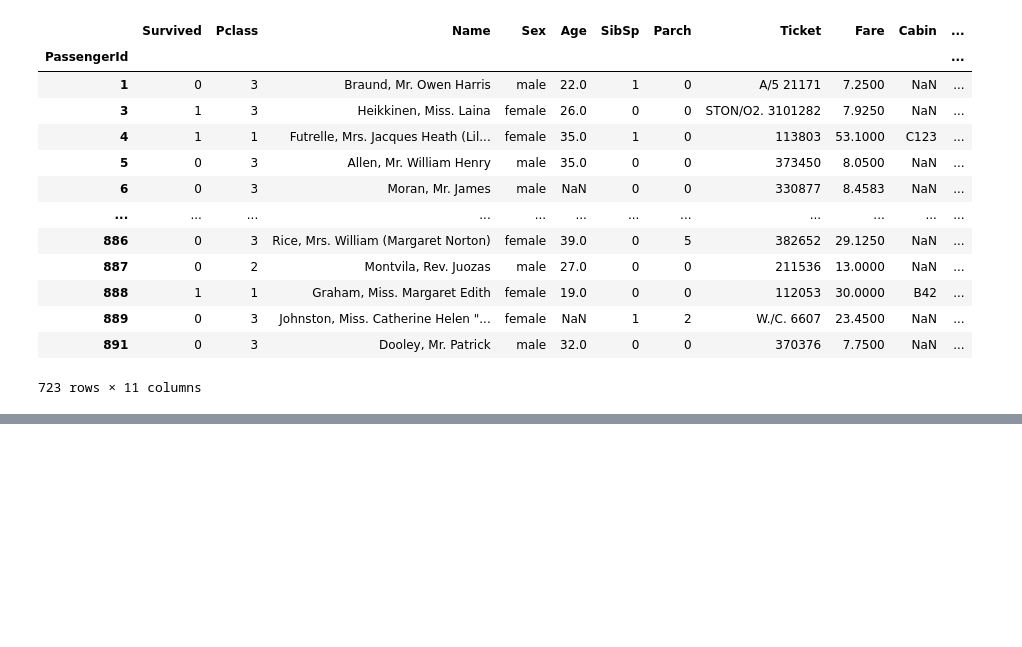
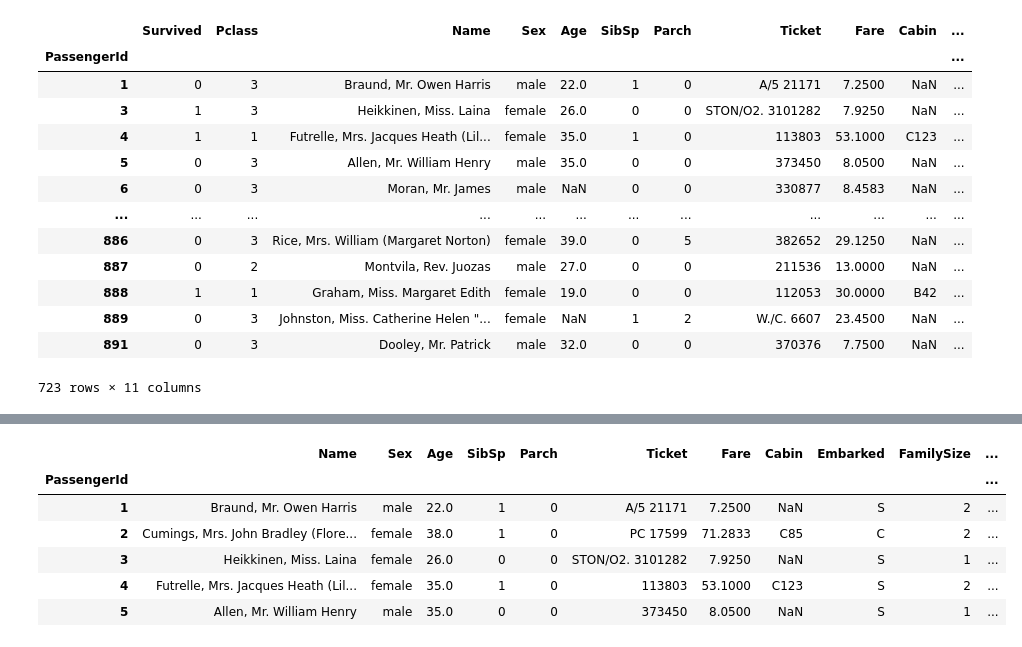
Before and after one commit to leesaereum/Python, a Jupyter notebook: 3. DataAnalysis/Note/06. Data 분석.ipynb, the cells around one changed output, grey strips where cells are left out. Saved outputs shown, nothing was run; the diff lists cells and outputs as text; code cells hidden in the pictures; blank space fills up the shorter version.

```diff
--- a/3. DataAnalysis/Note/06. Data 분석.ipynb
+++ b/3. DataAnalysis/Note/06. Data 분석.ipynb
@@ -108,0 +192,5 @@ train[train['Embarked'] != 'C']
+# %%
+# FamilySize라는 컬럼을 생성 : SibSp + Parch + 1
+tr = train
+tr['FamilySize']=tr.SibSp+tr.Parch+1
+tr.head()
@@ -108,0 +205,4 @@ train[train['Embarked'] != 'C']
+# %%
+tr['Nationality_AT'] = (tr.Embarked=='C')
+tr['Nationality_UK'] = (tr.Embarked=='Q') | (tr.Embarked=='S')
+tr.iloc[:,[10,12,13]].head()
@@ -108,0 +217,12 @@ train[train['Embarked'] != 'C']
+# %%
+tr.loc[tr['Nationality_AT'] == True,'Nationality'] = 'Austria'
+tr.loc[tr['Nationality_UK'] == True,'Nationality'] = 'England'
+tr.iloc[:,2:].head()
+# %% [output]
+|  | Name | Sex | Age | SibSp | Parch | Ticket | Fare | Cabin | Embarked | FamilySize | ... |
+| PassengerId |  |  |  |  |  |  |  |  |  |  | ... |
+| 1 | Braund, Mr. Owen Harris | male | 22.0 | 1 | 0 | A/5 21171 | 7.2500 | NaN | S | 2 | ... |
+| 2 | Cumings, Mrs. John Bradley (Flore... | female | 38.0 | 1 | 0 | PC 17599 | 71.2833 | C85 | C | 2 | ... |
+| 3 | Heikkinen, Miss. Laina | female | 26.0 | 0 | 0 | STON/O2. 3101282 | 7.9250 | NaN | S | 1 | ... |
+| 4 | Futrelle, Mrs. Jacques Heath (Lil... | female | 35.0 | 1 | 0 | 113803 | 53.1000 | C123 | S | 2 | ... |
+| 5 | Allen, Mr. William Henry | male | 35.0 | 0 | 0 | 373450 | 8.0500 | NaN | S | 1 | ... |
```
Also changed, not shown: parts of 16 cells of this notebook, 2 other files.
